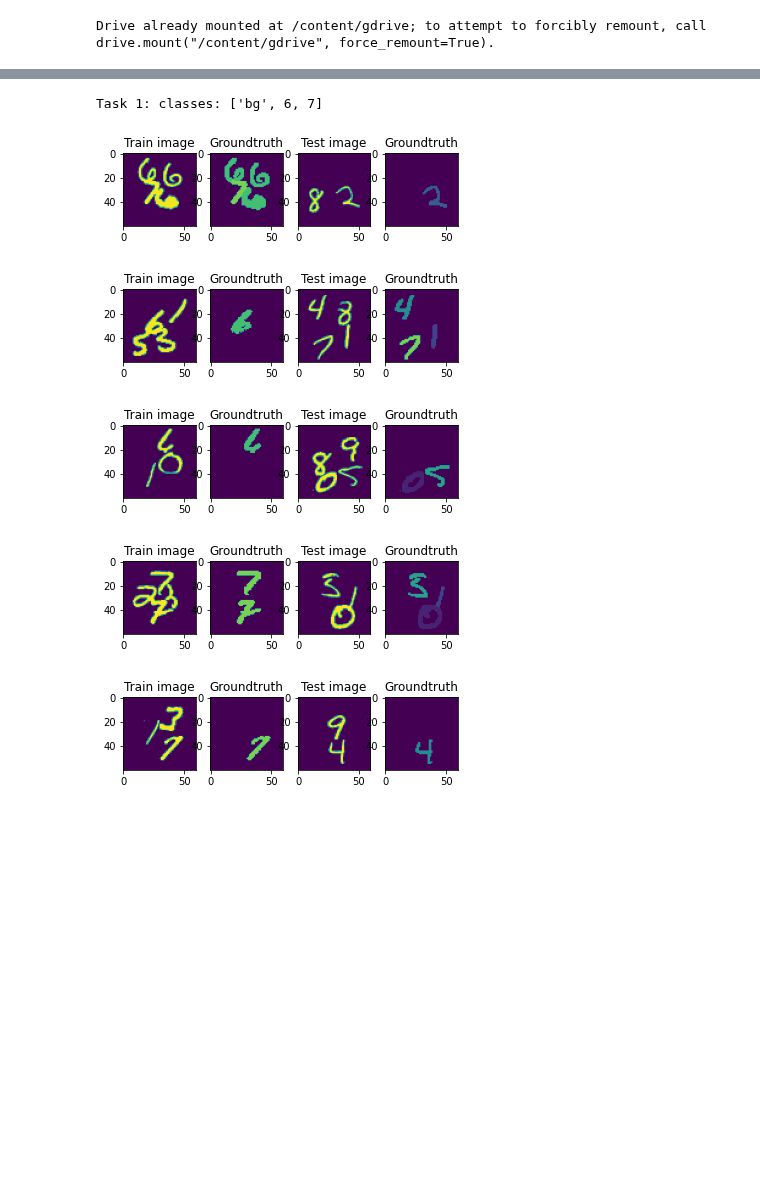
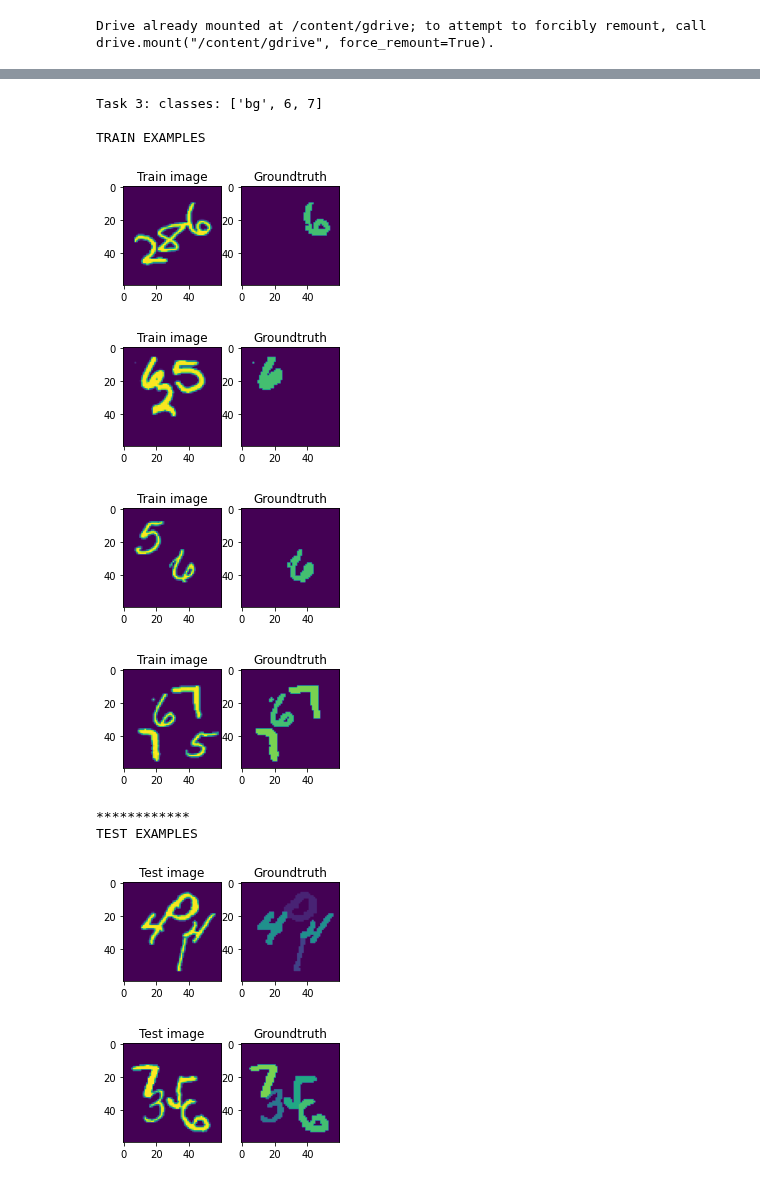
Before and after one commit to mapaf2/mnist-continual-seg, a Jupyter notebook: data_visualization.ipynb, the cells around one changed output, grey strips where cells are left out. Saved outputs shown, nothing was run; the diff lists cells and outputs as text; code cells hidden in the pictures; blank space fills up the shorter version.

```diff
--- a/data_visualization.ipynb
+++ b/data_visualization.ipynb
@@ -76,21 +107,29 @@ Task 1: classes: ['bg', 2, 3]
 # %%
-print("Task 1: classes: ['bg', 4, 5]")
+print("Task 2: classes: ['bg', 4, 5]")
 print()
 continual_mnist.next_task()
-for i, ((train_img, train_mask), (test_img, test_mask)) in enumerate(zip(continual_mnist.train_stream, continual_mnist.test_stream)):
-  plt.subplot(1, 4, 1)
+print("TRAIN EXAMPLES")
+for i, (train_img, train_mask) in enumerate(continual_mnist.train_stream):
+  plt.subplot(1, 3, 1)
   plt.imshow(train_img[0,0])
   plt.title("Train image")
-  plt.subplot(1, 4, 2)
+  plt.subplot(1, 3, 2)
   plt.imshow(train_mask[0], vmin=0, vmax=10)
   plt.title("Groundtruth")
-  plt.subplot(1, 4, 3)
+  plt.show()
+  if i == 3:
+    break
+
+print("************")
+print("TEST EXAMPLES")
+for i, (test_img, test_mask) in enumerate(continual_mnist.test_stream):
+  plt.subplot(1, 3, 1)
   plt.imshow(test_img[0,0])
   plt.title("Test image")
-  plt.subplot(1, 4, 4)
+  plt.subplot(1, 3, 2)
   plt.imshow(test_mask[0], vmin=0, vmax=10)
   plt.title("Groundtruth")
   plt.show()
-  if i == 4:
+  if i == 3:
     break
 # %% [output]
@@ -103,27 +149,40 @@ Task 1: classes: ['bg', 4, 5]
 # %%
-print("Task 1: classes: ['bg', 6, 7]")
+print("Task 3: classes: ['bg', 6, 7]")
 print()
 continual_mnist.next_task()
-for i, ((train_img, train_mask), (test_img, test_mask)) in enumerate(zip(continual_mnist.train_stream, continual_mnist.test_stream)):
-  plt.subplot(1, 4, 1)
+print("TRAIN EXAMPLES")
+for i, (train_img, train_mask) in enumerate(continual_mnist.train_stream):
+  plt.subplot(1, 3, 1)
   plt.imshow(train_img[0,0])
   plt.title("Train image")
-  plt.subplot(1, 4, 2)
+  plt.subplot(1, 3, 2)
   plt.imshow(train_mask[0], vmin=0, vmax=10)
   plt.title("Groundtruth")
-  plt.subplot(1, 4, 3)
+  plt.show()
+  if i == 3:
+    break
+
+print("************")
+print("TEST EXAMPLES")
+for i, (test_img, test_mask) in enumerate(continual_mnist.test_stream):
+  plt.subplot(1, 3, 1)
   plt.imshow(test_img[0,0])
   plt.title("Test image")
-  plt.subplot(1, 4, 4)
+  plt.subplot(1, 3, 2)
   plt.imshow(test_mask[0], vmin=0, vmax=10)
   plt.title("Groundtruth")
   plt.show()
-  if i == 4:
+  if i == 3:
     break
 # %% [output]
-Task 1: classes: ['bg', 6, 7]
+Task 3: classes: ['bg', 6, 7]
+
+TRAIN EXAMPLES
-[figure, old version]
+[figure, new version]
-[figure, old version]
+[figure, new version]
-[figure, old version]
+[figure, new version]
-[figure, old version]
+[figure, new version]
+************
+TEST EXAMPLES
-[figure, old version]
+[figure, new version]
+[figure, added]
```
Also changed, not shown: parts of 5 cells of this notebook, 1 other file.
